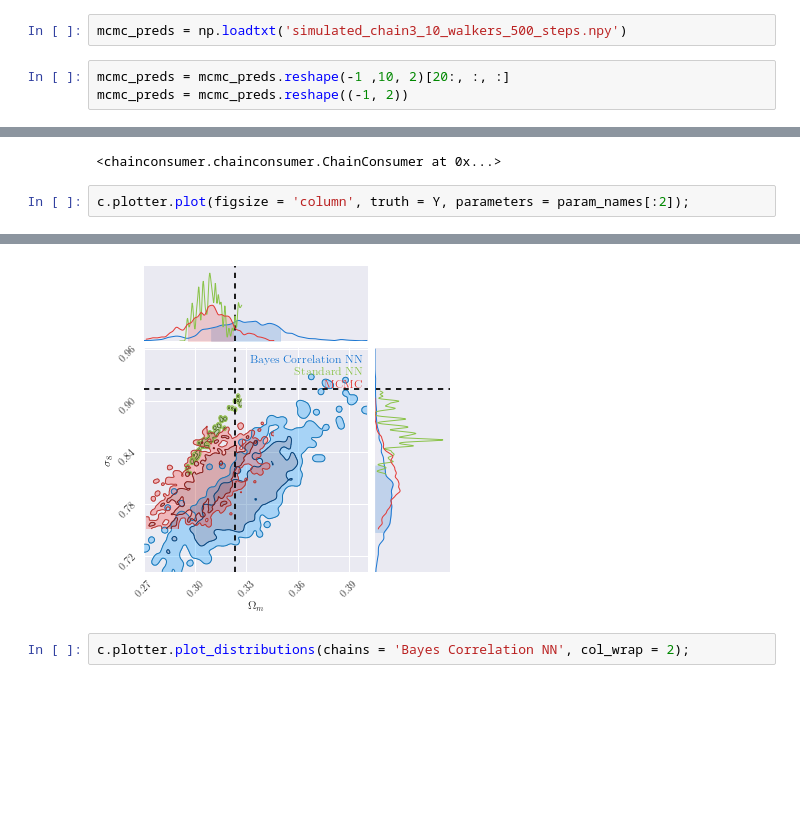
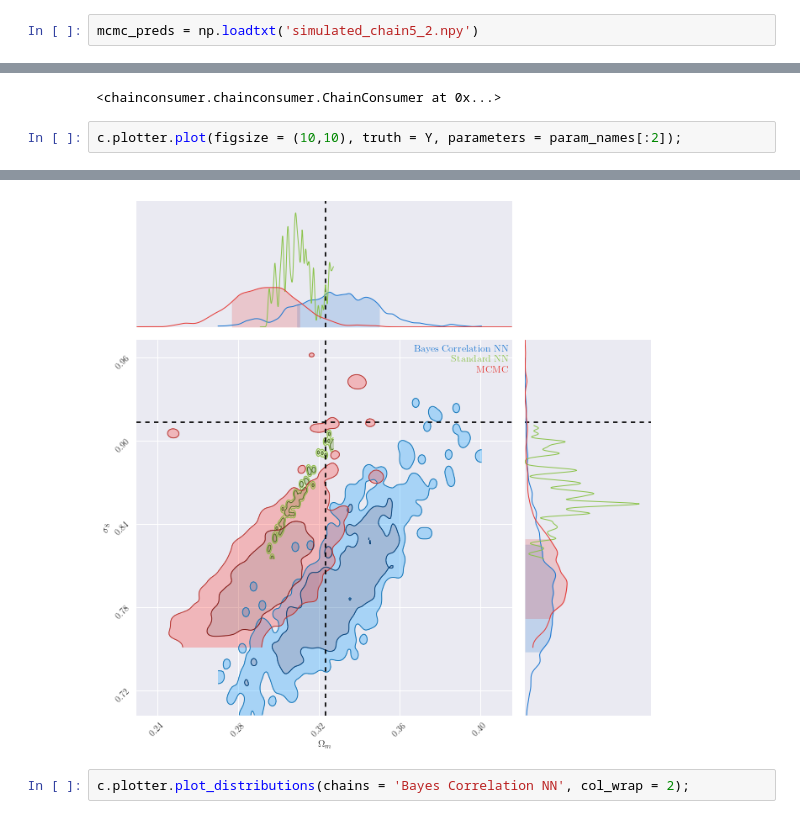
Before and after one commit to mclaughlin6464/uatu, a Jupyter notebook: notebooks/Prediction Visualization.ipynb, the cells around one changed output, grey strips where cells are left out. Cells and saved outputs as stored; diff of their text form; blank space fills up the shorter version.

```diff
--- a/notebooks/Prediction Visualization.ipynb
+++ b/notebooks/Prediction Visualization.ipynb
@@ -67,5 +69,2 @@ simulated_chain5_10_walkers_500_steps.npy
 # %%
-mcmc_preds = np.loadtxt('simulated_chain3_10_walkers_500_steps.npy')
+mcmc_preds = np.loadtxt('simulated_chain5_2.npy')
-# %%
-mcmc_preds = mcmc_preds.reshape(-1 ,10, 2)[20:, :, :]
-mcmc_preds = mcmc_preds.reshape((-1, 2))
@@ -83,7 +85,7 @@ c.add_chain(mcmc_preds, parameters = param_names[:2], name = 'MCMC')
 # %% [output]
 <chainconsumer.chainconsumer.ChainConsumer at 0x...>
 # %%
-c.plotter.plot(figsize = 'column', truth = Y, parameters = param_names[:2]);
+c.plotter.plot(figsize = (10,10), truth = Y, parameters = param_names[:2]);
 # %% [output]
 WARNING:chainconsumer.analysis:Parameter $\Omega_m$ in chain Standard NN is not constrained
 WARNING:chainconsumer.analysis:Parameter $\sigma_8$ in chain Standard NN is not constrained
@@ -91,4 +92,4 @@ WARNING:chainconsumer.analysis:Parameter $\sigma_8$ in chain MCMC is not constra
-[figure, old version]
+[figure, new version]
 # %%
 c.plotter.plot_distributions(chains = 'Bayes Correlation NN', col_wrap = 2);
 # %% [output]
```
Also changed, not shown: parts of 6 cells of this notebook, 3 other files.
